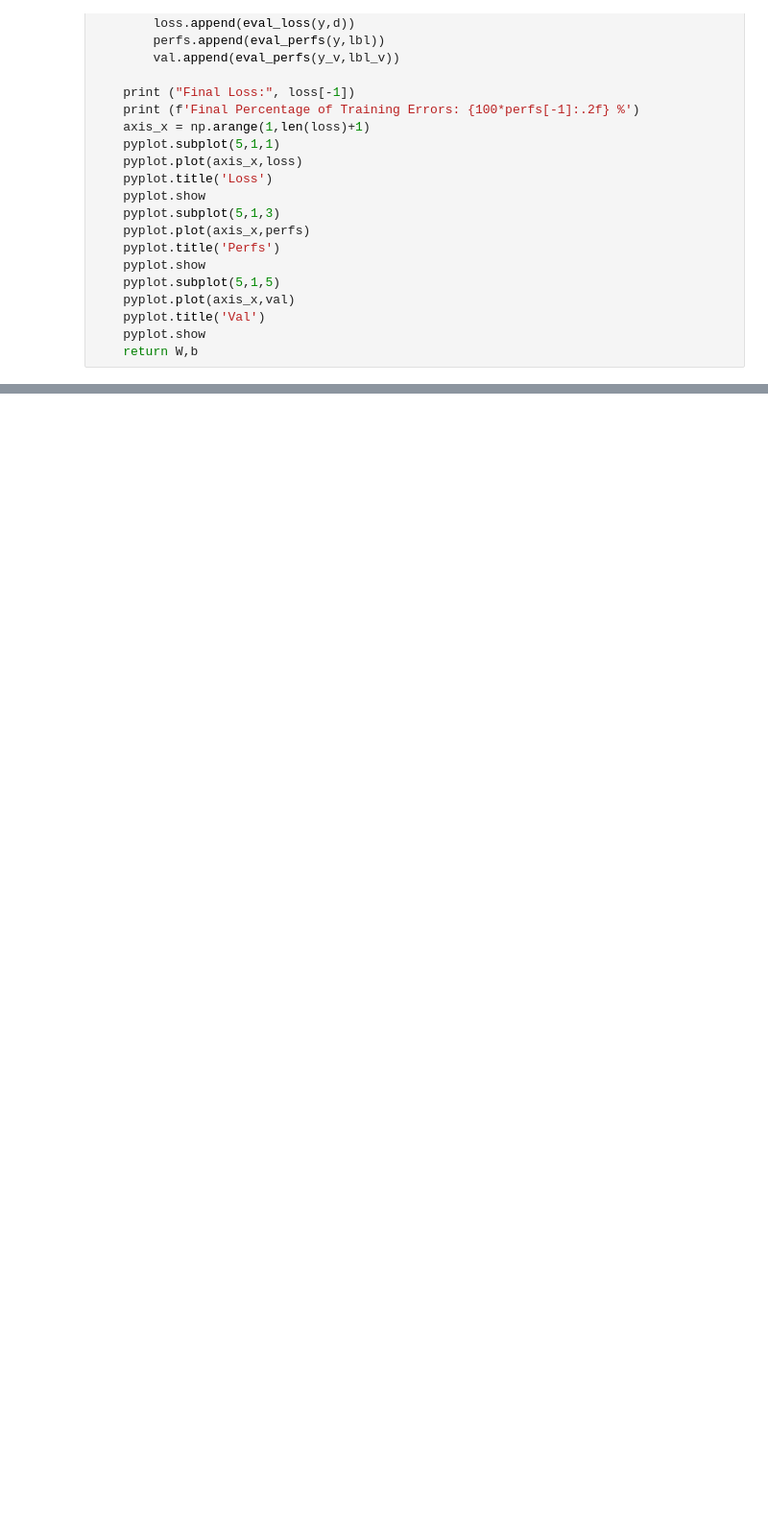
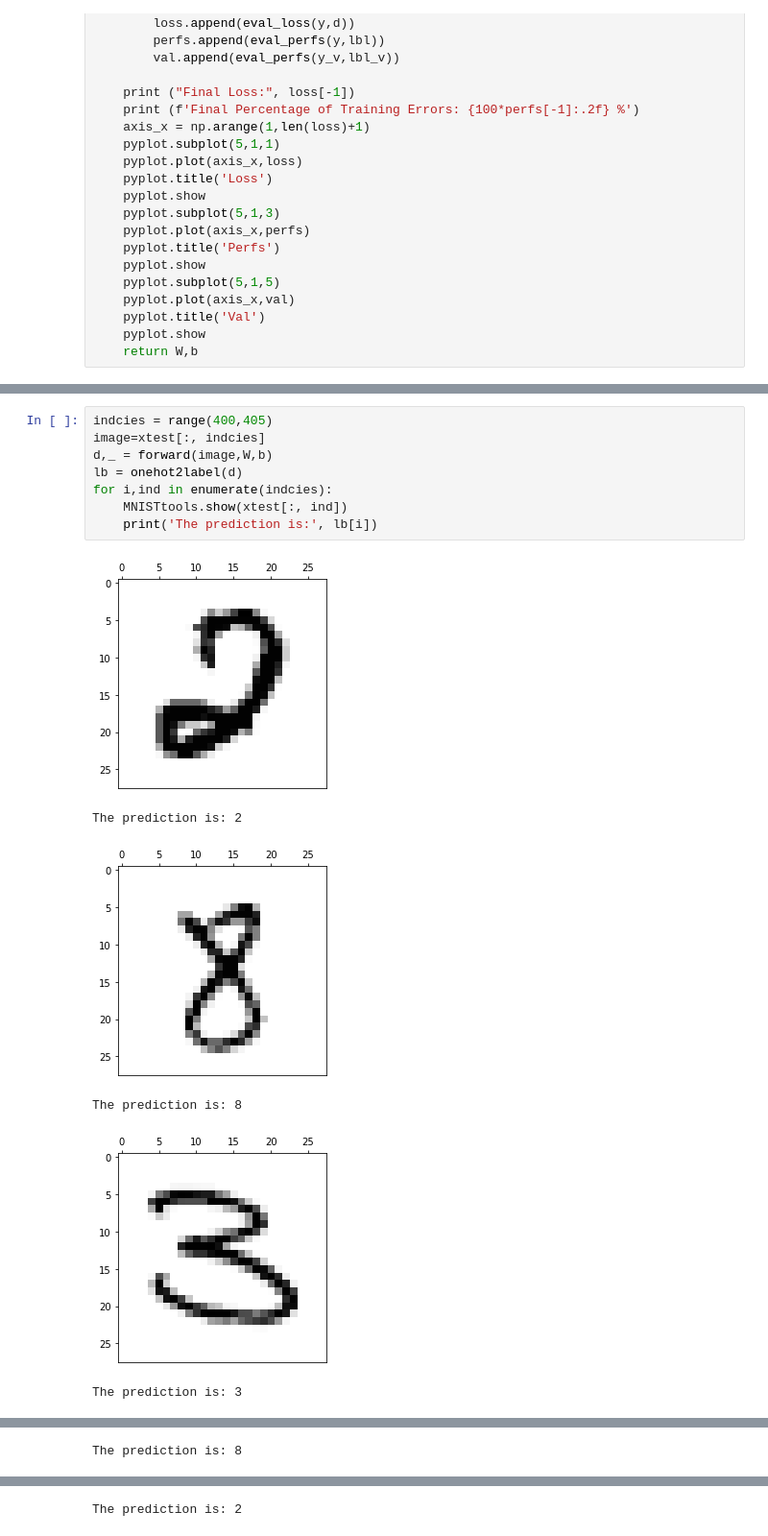
Before and after one commit to TianmingSun/Handwritten-ANN, a Jupyter notebook: ANN.ipynb, the cells around one changed output, grey strips where cells are left out. Shown at 96% size. Drawn from its saved outputs; the diff is of its cells as text; blank space fills up the shorter version.

```diff
--- a/ANN.ipynb
+++ b/ANN.ipynb
@@ -188,0 +187,15 @@ Final Percentage of Training Errors: 0.00 %
+# %%
+indcies = range(400,405)
+image=xtest[:, indcies]
+d,_ = forward(image,W,b)
+lb = onehot2label(d)
+for i,ind in enumerate(indcies):
+    MNISTtools.show(xtest[:, ind])
+    print('The prediction is:', lb[i])
+# %% [output]
+[figure, added]
+The prediction is: 2
+[figure, added]
+The prediction is: 8
+[figure, added]
+The prediction is: 3
@@ -188,0 +203 @@ Final Percentage of Training Errors: 0.00 %
+The prediction is: 8
@@ -188,0 +205 @@ Final Percentage of Training Errors: 0.00 %
+The prediction is: 2
```
Also changed, not shown: parts of 3 cells of this notebook.
